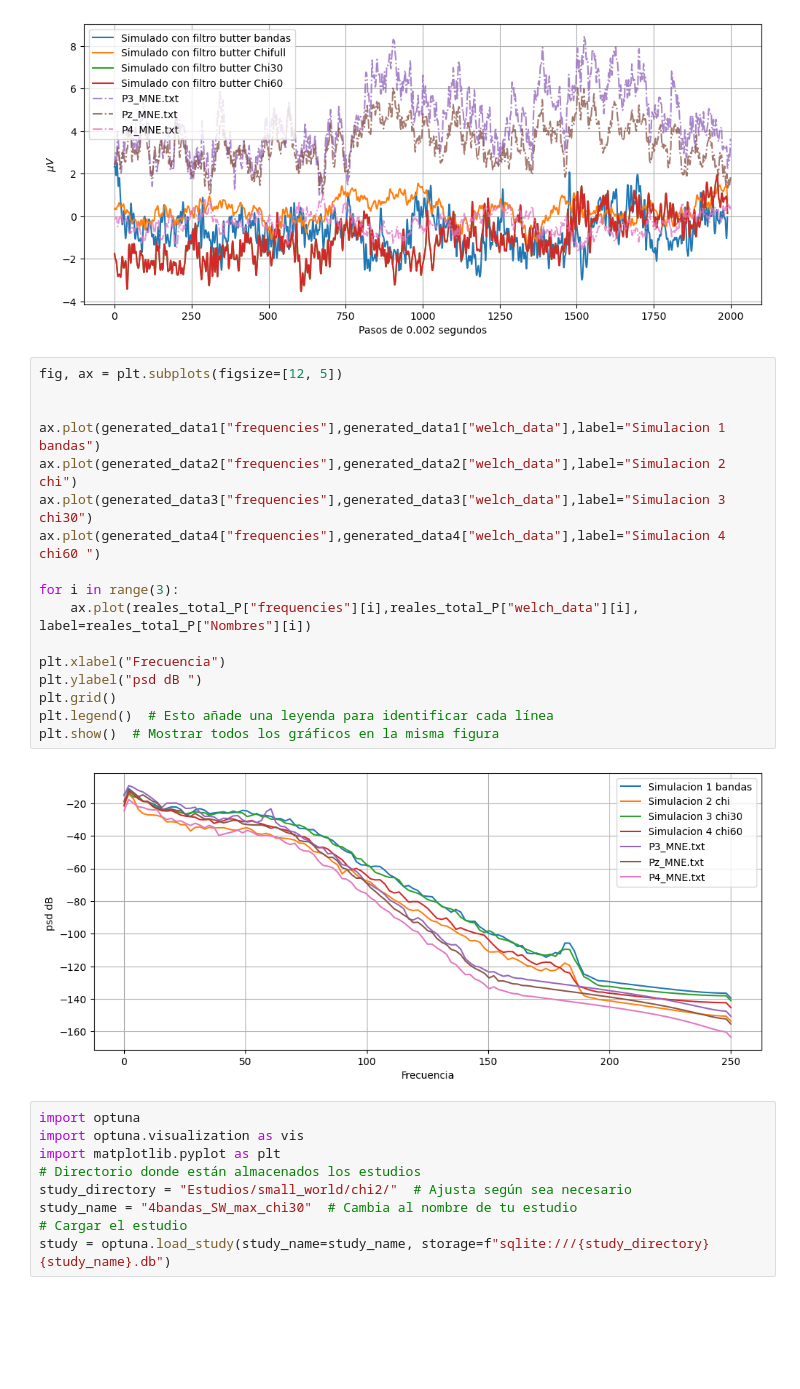
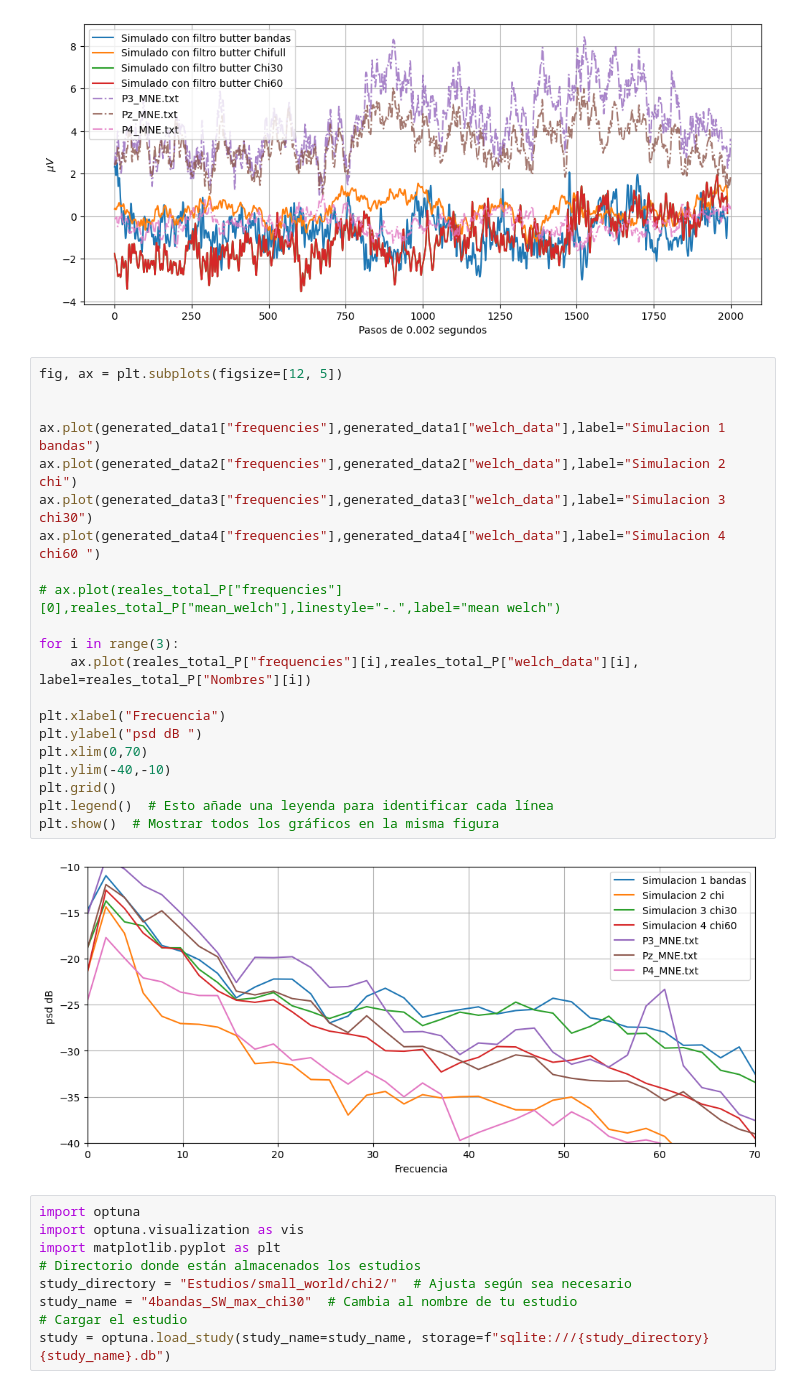
Before and after one commit to juanmillan03/Tesis-CA, a Jupyter notebook: Codigos/V6/Analisis.ipynb, the cells around one changed output. Cells and saved outputs as stored; diff of their text form; blank space fills up the shorter version.

```diff
--- a/Codigos/V6/Analisis.ipynb
+++ b/Codigos/V6/Analisis.ipynb
@@ -694,22 +683,26 @@ plt.show()  # Mostrar todos los gráficos en la misma figura
 # %%
 fig, ax = plt.subplots(figsize=[12, 5])
 
 
 ax.plot(generated_data1["frequencies"],generated_data1["welch_data"],label="Simulacion 1 bandas")
 ax.plot(generated_data2["frequencies"],generated_data2["welch_data"],label="Simulacion 2 chi")
 ax.plot(generated_data3["frequencies"],generated_data3["welch_data"],label="Simulacion 3 chi30")
 ax.plot(generated_data4["frequencies"],generated_data4["welch_data"],label="Simulacion 4 chi60 ")
 
+# ax.plot(reales_total_P["frequencies"][0],reales_total_P["mean_welch"],linestyle="-.",label="mean welch")
+
 for i in range(3):
     ax.plot(reales_total_P["frequencies"][i],reales_total_P["welch_data"][i], label=reales_total_P["Nombres"][i])
 
 plt.xlabel("Frecuencia")
 plt.ylabel("psd dB ")
+plt.xlim(0,70)
+plt.ylim(-40,-10)
 plt.grid()
 plt.legend()  # Esto añade una leyenda para identificar cada línea
 plt.show()  # Mostrar todos los gráficos en la misma figura
 # %% [output]
-[figure, old version]
+[figure, new version]
 # %%
 import optuna
 import optuna.visualization as vis
```
Also changed, not shown: parts of 4 cells of this notebook, 11 other files.
